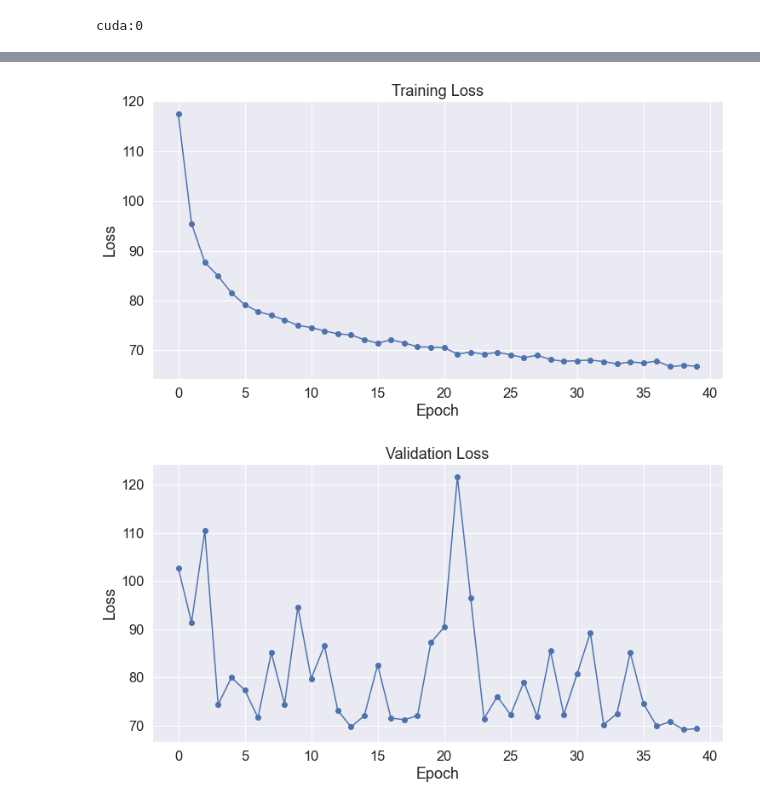
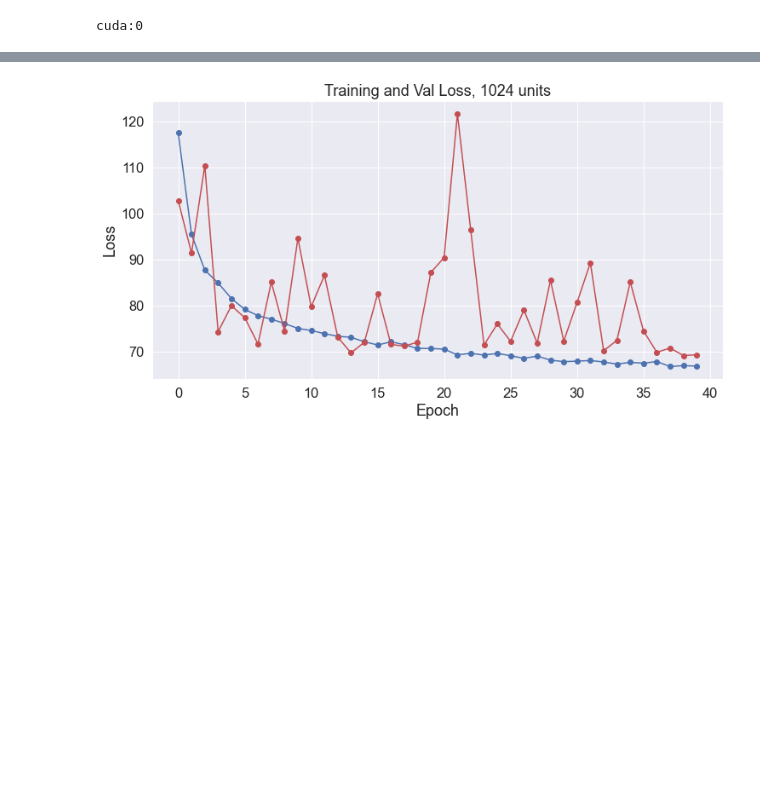
Before and after one commit to igemto-drylab/igemto-drylab, a Jupyter notebook: Track-2/dev.ipynb, the cells around one changed output, grey strips where cells are left out. Cells and saved outputs as stored; diff of their text form; code cells hidden in the pictures; blank space fills up the shorter version.

```diff
--- a/Track-2/dev.ipynb
+++ b/Track-2/dev.ipynb
@@ -157,22 +157,25 @@ Running Validation...
   Validation took: 0:00:03
+# %%
+train_loss = [123.52837552129051, 99.58595671479569, 90.38171835162933, 86.84014869963008, 84.57514128231759, 82.66377059025551, 81.32322055677308, 79.65800923020092, 80.04305437691832, 77.70301629629832, 77.11512796464906, 76.43282894908398, 75.77462827794119, 75.86097852824854, 75.53659149163929, 74.64705326476626, 74.40628134651813, 74.02394978567455, 73.30134405700223, 73.44900711858169, 73.05960539449225, 73.15757004388747, 72.7875414001408, 73.02173244307009, 72.77748162205165, 71.97464782238382, 71.54591845323603, 71.4657276762768, 71.0726497244479, 71.62986749602601, 70.44402534289334, 71.4622128296348, 70.58914589095284, 69.87495398334134, 70.40164272876959, 70.57263298727167, 69.87488362570026, 69.57595518416339, 69.63331839425865, 69.96292149842675]
+
+val_loss = [93.88915252685547, 98.1513900756836, 122.28421020507812, 75.50746154785156, 77.52014923095703, 85.73162078857422, 80.3565444946289, 148.76388549804688, 87.70313262939453, 82.0040512084961, 76.46597290039062, 79.37683868408203, 80.96031188964844, 87.51619720458984, 117.6851806640625, 76.51962280273438, 93.38921356201172, 74.6185531616211, 74.42374420166016, 74.22330474853516, 78.81029510498047, 79.4541244506836, 84.82635498046875, 70.83541870117188, 92.2903823852539, 85.32516479492188, 72.74823760986328, 89.92372131347656, 109.72217559814453, 76.74150848388672, 84.77648162841797, 72.9856185913086, 72.9090805053711, 72.8861312866211, 72.7496566772461, 84.82450103759766, 78.2412338256836, 75.61578369140625, 76.20689392089844, 80.35364532470703]
 # %%
 import matplotlib.pyplot as plt
 %matplotlib inline
 import seaborn as sns
-def plot_loss_vals(loss_vals, title="Training loss"):
+def plot_loss_vals(loss_vals, lv2, title="Training loss"):
     sns.set(style='darkgrid')
     sns.set(font_scale=1.5)
     plt.rcParams["figure.figsize"] = (12,6)
     plt.plot(loss_vals, 'b-o')
+    plt.plot(lv2, 'r-o')
     plt.title(title)
     plt.xlabel("Epoch")
     plt.ylabel("Loss")
     plt.show()
-plot_loss_vals(train_loss, title="Training Loss")
-plot_loss_vals(val_loss, title="Validation Loss")
+plot_loss_vals(train_loss, val_loss, title="Training and Val Loss, 1024 units")
 # %% [output]
-[figure, old version]
+[figure, new version]
-[figure, removed]
 # %%
 with open("temp.txt", "a") as f:
     f.write("2048\n")
```
Also changed, not shown: parts of 2 cells of this notebook, 1 other file.
